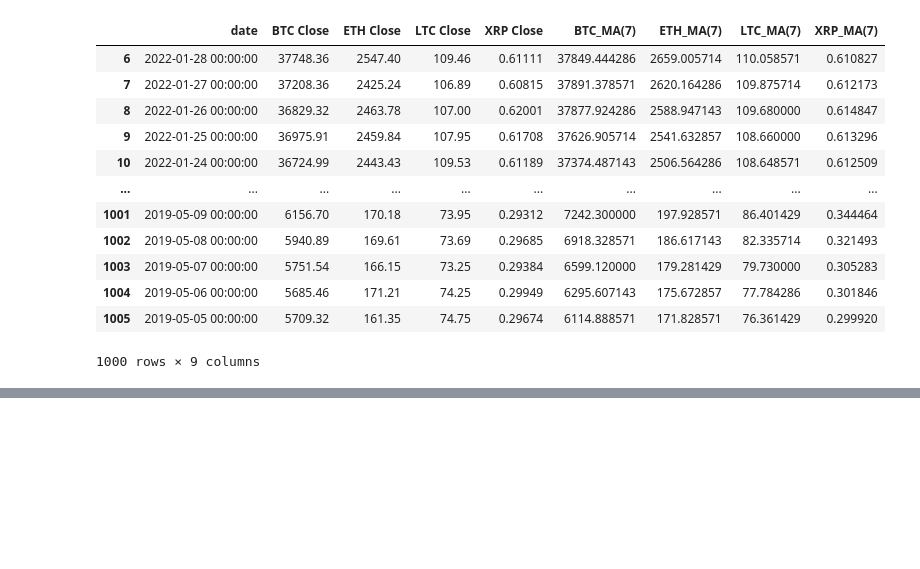
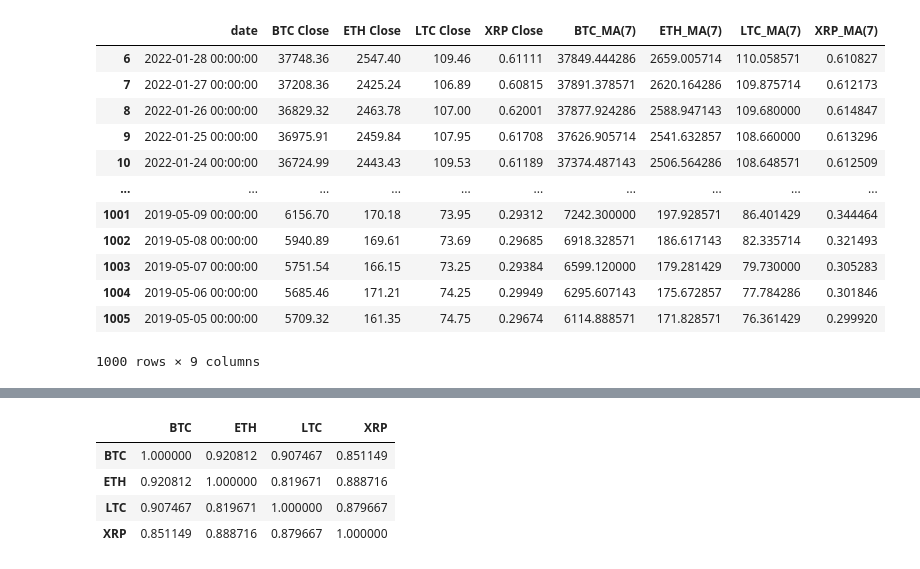
Before and after one commit to reiderwin/mustache-list-sequence, a Jupyter notebook: ccs_crypto_edits/crypto.ipynb, the cells around one changed output, grey strips where cells are left out. Saved outputs shown, nothing was run; the diff lists cells and outputs as text; code cells hidden in the pictures; blank space fills up the shorter version.

```diff
--- a/ccs_crypto_edits/crypto.ipynb
+++ b/ccs_crypto_edits/crypto.ipynb
@@ -336,0 +354,8 @@ ma7_df.reindex(columns = ["date", "BTC Close", "ETH Close", "LTC Close", "XRP Cl
+# %%
+ma_df[["BTC", "ETH", "LTC", "XRP"]].corr()
+# %% [output]
+|  | BTC | ETH | LTC | XRP |
+| BTC | 1.000000 | 0.920812 | 0.907467 | 0.851149 |
+| ETH | 0.920812 | 1.000000 | 0.819671 | 0.888716 |
+| LTC | 0.907467 | 0.819671 | 1.000000 | 0.879667 |
+| XRP | 0.851149 | 0.888716 | 0.879667 | 1.000000 |
```
Also changed, not shown: parts of 3 cells of this notebook, 4 other files.
